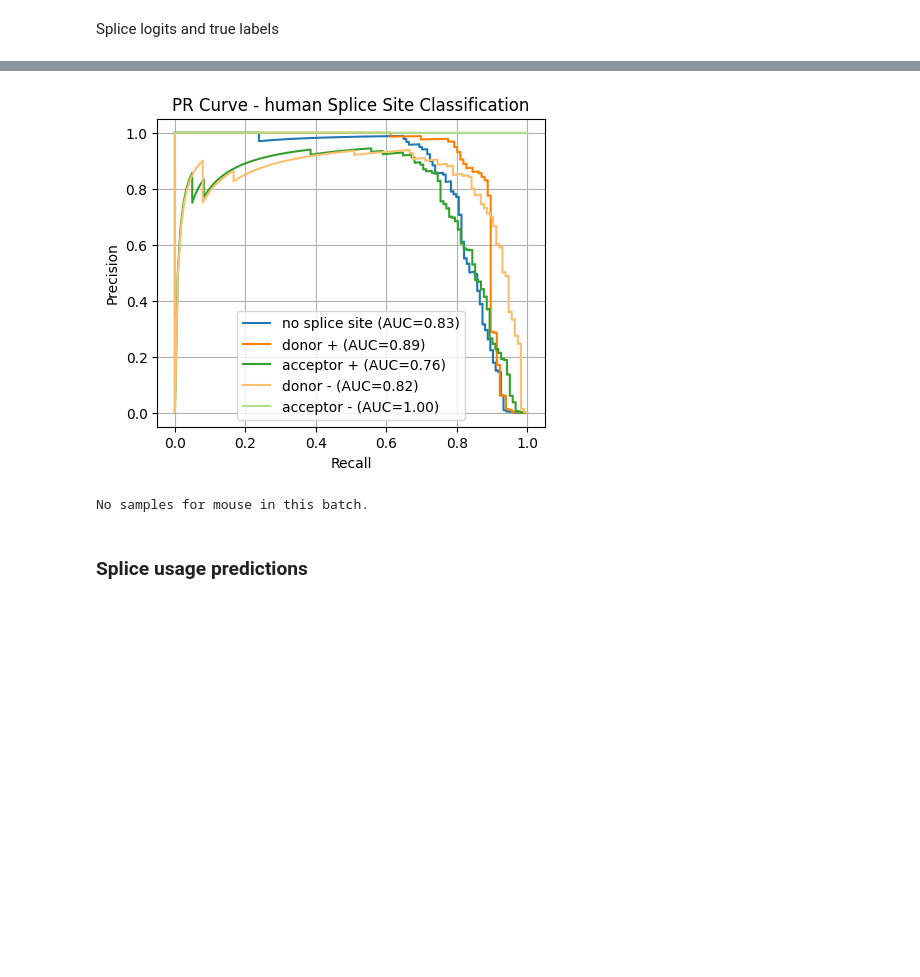
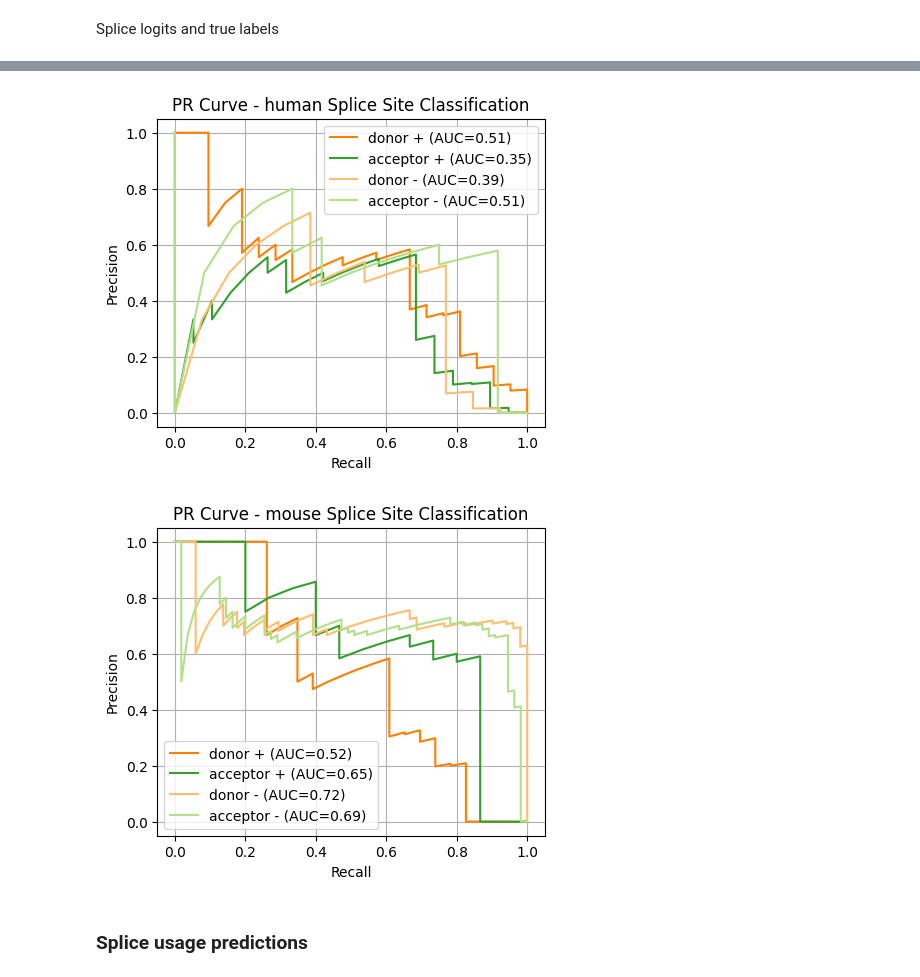
Before and after one commit to anamariaelek/alphagenome, a Jupyter notebook: notebooks/splicing_test.ipynb, the cells around one changed output, grey strips where cells are left out. Drawn from its saved outputs; the diff is of its cells as text; code cells hidden in the pictures; blank space fills up the shorter version.

```diff
--- a/notebooks/splicing_test.ipynb
+++ b/notebooks/splicing_test.ipynb
@@ -210,7 +208,7 @@ import numpy as np
 
 np.random.seed(1950)
 
-n_per_species = 64
+n_per_species = 12
 n = n_per_species * len(species_mapping)
 rand_indx = []
 for species in species_mapping.keys():
@@ -328,7 +321,7 @@ def load_pretrained_model(cache_dir='../outputs/checkpoints/pretrained', num_org
     # Path to cache the converted model
     cache_dir = Path(cache_dir)
     cache_dir.mkdir(exist_ok=True, parents=True)
-    cached_model_path = cache_dir / 'pretrained_model.pt'
+    cached_model_path = cache_dir / 'pretrained_model_all_folds.pt'
 
     model = AlphaGenome(num_organisms=num_organisms)
     model.add_reference_heads("human")
@@ -370,7 +363,7 @@ use_finetuned_model = True
 if use_finetuned_model:
 
     # Load config
-    config_file = '../configs/splice_finetune_adult_10kb.yaml'
+    config_file = '../configs/splice_finetune_adult_50kb.yaml'
     with open(config_file, 'r') as f:
         config = yaml.safe_load(f)
 
@@ -433,6 +434,8 @@ for org in predictions:
 import numpy as np
 from alphagenome_pytorch.samplers import SpeciesGroupedSampler
 from torch.utils.data import DataLoader
+
+np.random.seed(1950)
 
 # Create sampler
 test_sampler = SpeciesGroupedSampler(test_dataset, batch_size=128, shuffle=False)
@@ -445,9 +448,8 @@ test_loader_full = DataLoader(
 )
 
 # Select a random batch index
-np.random.seed(1950)
 rnd_batch_idx = np.random.randint(0, len(test_loader_full))
-rnd_batch_idx = 6
+rnd_batch_idx = 5
 
 # Predict on one batch
 for batch_idx, batch in enumerate(test_loader_full):
@@ -635,7 +638,7 @@ plt.show()
 # %%
 pr_auc_scores = {}
-class_labels = {0: 'no splice site', 1: 'donor +', 2: 'acceptor +', 3: 'donor -', 4: 'acceptor -'}
-class_colors = {0: '#1f78b4', 1: '#ff7f00', 2: '#33a02c', 3:'#fdbf6f', 4: '#b2df8a'}
+class_labels = {4: 'no splice site', 0: 'donor +', 1: 'acceptor +', 2: 'donor -', 3: 'acceptor -'}
+class_colors = {4: '#1f78b4', 0: '#ff7f00', 1: '#33a02c', 2:'#fdbf6f', 3: '#b2df8a'}
 
 for org in splice_logits.keys():
 
@@ -648,36 +651,36 @@ for org in splice_logits.keys():
 
     from sklearn.metrics import precision_recall_curve, auc
 
     plt.figure(figsize=(5, 4))
 
-    for i in range(5):
+    for i in range(4):
         color = class_colors[i]
         label = class_labels[i]
 
         class_idx = splice_labels_flat == i
         y_true = np.zeros_like(splice_labels_flat)
         y_true[class_idx] = 1
         y_scores = splice_logits_flat[:, i]
 
         if len(y_true) > 0 and y_true.sum() > 0:
             precision, recall, _ = precision_recall_curve(y_true, y_scores)
             pr_auc = auc(recall, precision)
             pr_auc_scores[i] = pr_auc
 
             plt.plot(recall, precision, label=f"{label} (AUC={pr_auc:.2f})", color=color)
         else:
             pr_auc_scores[i] = 0.0
             print(f"  Warning: No positive samples for {label}")
 
     plt.xlabel("Recall")
     plt.ylabel("Precision")
     plt.title(f"PR Curve - {org} Splice Site Classification")
     plt.legend()
     plt.grid()
     plt.show()
 # %% [output]
-[figure, old version]
+[figure, new version]
-No samples for mouse in this batch.
+[figure, added]
 # %% [markdown]
 ### Splice usage predictions
 # %%
```
Also changed, not shown: parts of 57 cells of this notebook, 5 other files.
